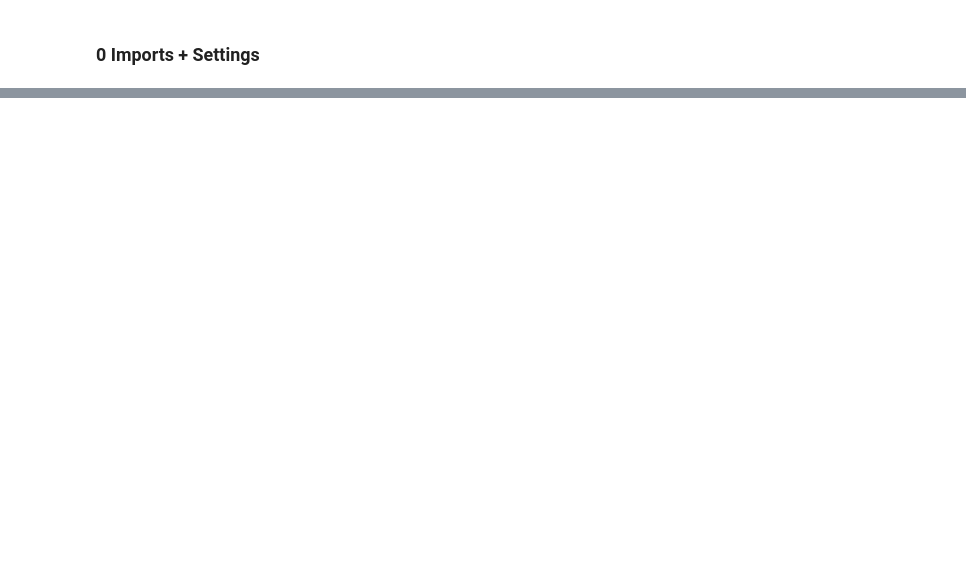
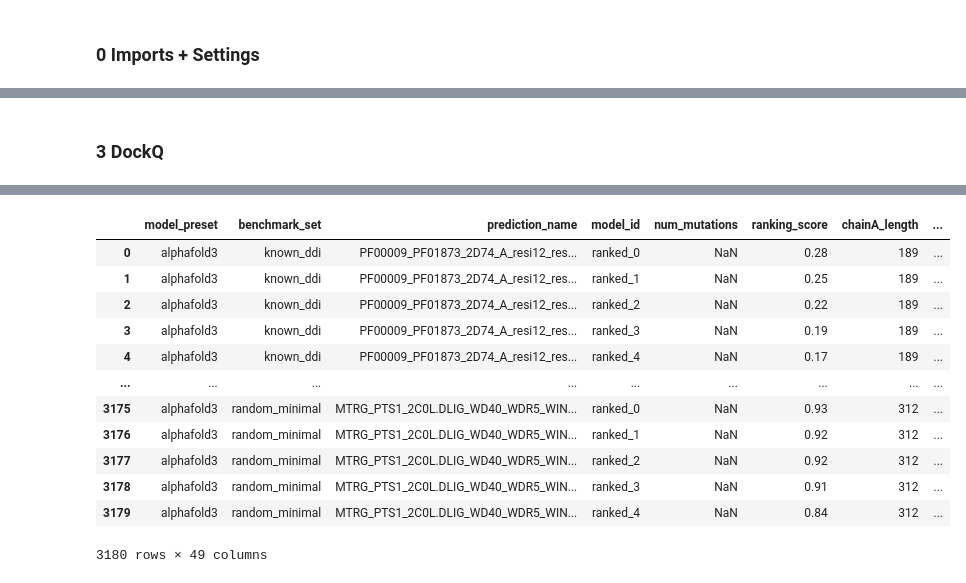
Before and after one commit to andreasmz/bachelorthesis, a Jupyter notebook: dev/2025-02-19 template metrics.ipynb, the cells around one changed output, grey strips where cells are left out. Saved outputs shown, nothing was run; the diff lists cells and outputs as text; code cells hidden in the pictures; blank space fills up the shorter version.

```diff
--- a/dev/2025-02-19 template metrics.ipynb
+++ b/dev/2025-02-19 template metrics.ipynb
@@ -491,4 +60,0 @@ for i,row in dataAF.iterrows():
-# %%
-prediction_name = "DEG_SCF_COI1_1_3OGL"
-pdb_id = prediction_name.split("_")
-print(pdb_id)
@@ -545,0 +319,52 @@ pymol.cmd.iterate("chain B and solved", "print(resi)")
+# %% [markdown]
+### 3 DockQ
+# %%
+from DockQ.DockQ import load_PDB, run_on_all_native_interfaces
+
+dataAF["DockQ"] = np.nan
+dataAF["iRMSD"] = np.nan
+dataAF["LRMSD"] = np.nan
+dataAF["Fnonnat"] = np.nan
+for i, row in dataAF[dataAF["benchmark_set"].isin(["known_minimal", "known_ddi"])].iterrows():
+    benchmark_set = str(row["benchmark_set"])
+    _set = "DDI" if benchmark_set in ["known_ddi", "random_ddi"] else "DMI"
+    pdb_id = str(row["PDB_id"]) if row.notnull()["PDB_id"] else None
+    pdb_id_2 = str(row["PDB_id_random_paired"]) if row.notnull()["PDB_id_random_paired"] else None
+    ddi_pfam_id = str(row["ddi_pfam_id"]) if row.notnull()["ddi_pfam_id"] else None
+    ddi_pfam_id_2 = str(row["ddi_pfam_id_random_paired"]) if row.notnull()["ddi_pfam_id_random_paired"] else None
+    prediction_name = str(row["prediction_name"]) if row.notnull()["prediction_name"] else None
+    model_id = str(row["model_id"]) if row.notnull()["model_id"] else None
+    chainA_id = str(row["chainA_id"]) if row.notnull()["chainA_id"] else None
+    chainB_id = str(row["chainB_id"]) if row.notnull()["chainB_id"] else None
+    chainA_start = int(row["chainA_start"]) if row.notnull()["chainA_start"] else None
+    chainB_start = int(row["chainB_start"]) if row.notnull()["chainB_start"] else None
+    chainA_end = int(row["chainA_end"]) if row.notnull()["chainA_end"] else None
+    chainB_end = int(row["chainB_end"]) if row.notnull()["chainB_end"] else None
+
+    if model_id == "ranked_0":
+        print(f"{prediction_name} ({benchmark_set})")
+
+    template_row = dataSolved.loc[np.logical_and(dataSolved["set"] == _set, np.logical_and(dataSolved["PDB_id"] == pdb_id, np.logical_or(dataSolved["ddi_pfam_id"] == ddi_pfam_id, dataSolved["ddi_pfam_id"].isna())))]
+    if len(template_row) == 0:
+        print(f"\tCan't find template structure for {prediction_name} ({benchmark_set}) and PDB ID {pdb_id}. Skip")
+        continue
+    elif len(template_row) >= 2:
+        print(f"\tMultiple template structures found for {prediction_name} ({benchmark_set}) and PDB ID {pdb_id}. Skip")
+        continue
+
+    structure_path = path_AF3_structures / _set / benchmark_set / prediction_name / (model_id + ".pdb")
+    template_path = path_solved_structures / str(template_row["path"].item())
+    dockq_structure_af = load_PDB(str(structure_path))
+    dockq_structure_solved = load_PDB(str(template_path))
+
+    chain_map = {chainA_id: "A", chainB_id:"B"}
+    chain_key = chainA_id + chainB_id
+
+    result = run_on_all_native_interfaces(dockq_structure_af, dockq_structure_solved, chain_map=chain_map)[0]
+    dataAF.at[i, "DockQ"] = result[chain_key]["DockQ"]
+    dataAF.at[i, "iRMSD"] = result[chain_key]["iRMSD"]
+    dataAF.at[i, "LRMSD"] = result[chain_key]["LRMSD"]
+    dataAF.at[i, "Fnonnat"] = np.float64(result[chain_key]["fnonnat"])
+
+display(dataAF)
+# %% [output]
@@ -545,0 +388,13 @@ pymol.cmd.iterate("chain B and solved", "print(resi)")
+|  | model_preset | benchmark_set | prediction_name | model_id | num_mutations | ranking_score | chainA_length | ... |
+| 0 | alphafold3 | known_ddi | PF00009_PF01873_2D74_A_resi12_res... | ranked_0 | NaN | 0.28 | 189 | ... |
+| 1 | alphafold3 | known_ddi | PF00009_PF01873_2D74_A_resi12_res... | ranked_1 | NaN | 0.25 | 189 | ... |
+| 2 | alphafold3 | known_ddi | PF00009_PF01873_2D74_A_resi12_res... | ranked_2 | NaN | 0.22 | 189 | ... |
+| 3 | alphafold3 | known_ddi | PF00009_PF01873_2D74_A_resi12_res... | ranked_3 | NaN | 0.19 | 189 | ... |
+| 4 | alphafold3 | known_ddi | PF00009_PF01873_2D74_A_resi12_res... | ranked_4 | NaN | 0.17 | 189 | ... |
+| ... | ... | ... | ... | ... | ... | ... | ... | ... |
+| 3175 | alphafold3 | random_minimal | MTRG_PTS1_2C0L.DLIG_WD40_WDR5_WIN... | ranked_0 | NaN | 0.93 | 312 | ... |
+| 3176 | alphafold3 | random_minimal | MTRG_PTS1_2C0L.DLIG_WD40_WDR5_WIN... | ranked_1 | NaN | 0.92 | 312 | ... |
+| 3177 | alphafold3 | random_minimal | MTRG_PTS1_2C0L.DLIG_WD40_WDR5_WIN... | ranked_2 | NaN | 0.92 | 312 | ... |
+| 3178 | alphafold3 | random_minimal | MTRG_PTS1_2C0L.DLIG_WD40_WDR5_WIN... | ranked_3 | NaN | 0.91 | 312 | ... |
+| 3179 | alphafold3 | random_minimal | MTRG_PTS1_2C0L.DLIG_WD40_WDR5_WIN... | ranked_4 | NaN | 0.84 | 312 | ... |
+3180 rows × 49 columns
```
Also changed, not shown: parts of 48 cells of this notebook, 12 other files.
